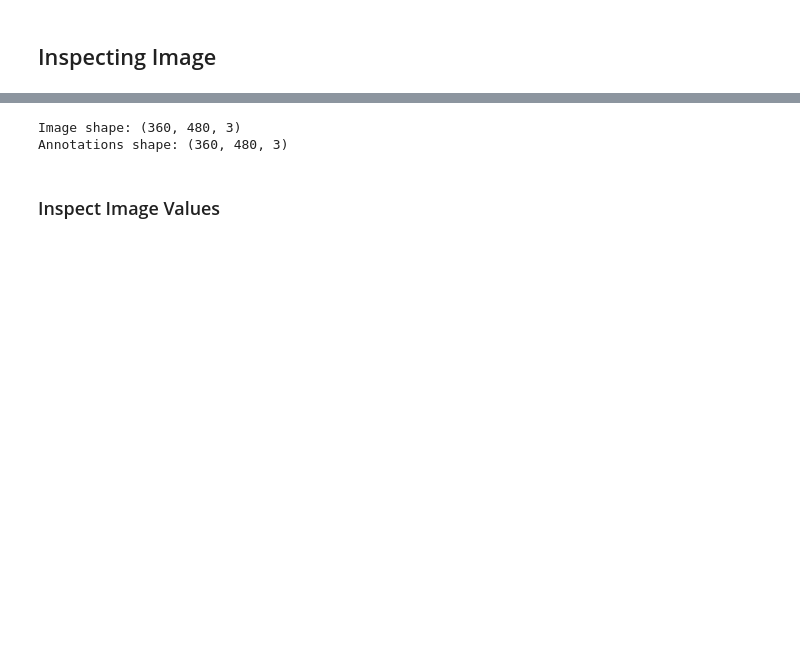
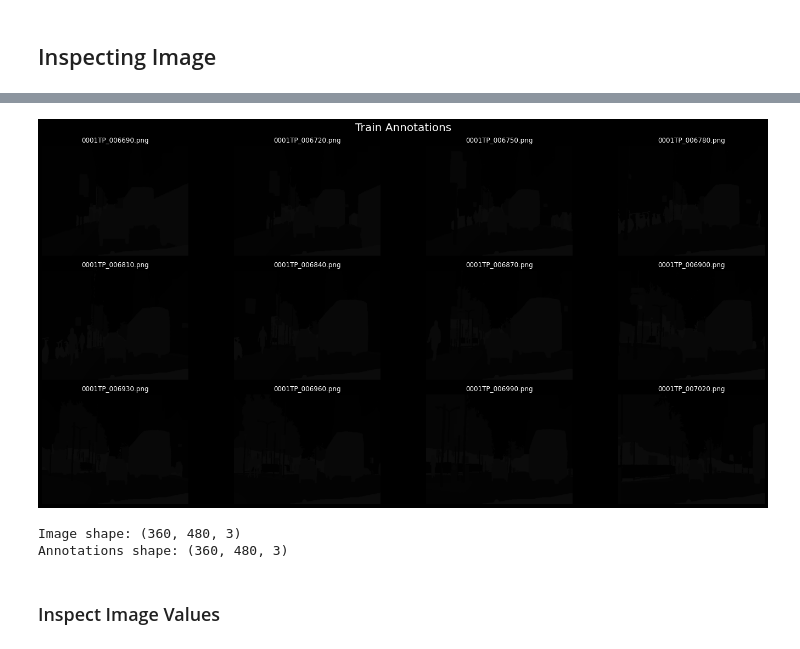
Before and after one commit to edutjie/Computer-Vision-Indonesia.AI, a Jupyter notebook: 8. Final Project/segmentation_self_driving_car.ipynb, the cells around one changed output, grey strips where cells are left out. Saved outputs shown, nothing was run; the diff lists cells and outputs as text; code cells hidden in the pictures; blank space fills up the shorter version.

```diff
--- a/8. Final Project/segmentation_self_driving_car.ipynb
+++ b/8. Final Project/segmentation_self_driving_car.ipynb
@@ -146 +121,5 @@ plt.show()
+# %%
+plot_raw_images(train_annot_path, "Train Annotations")
+# %% [output]
+[figure, added]
 # %%
```
Also changed, not shown: parts of 55 cells of this notebook, 1 other file.
